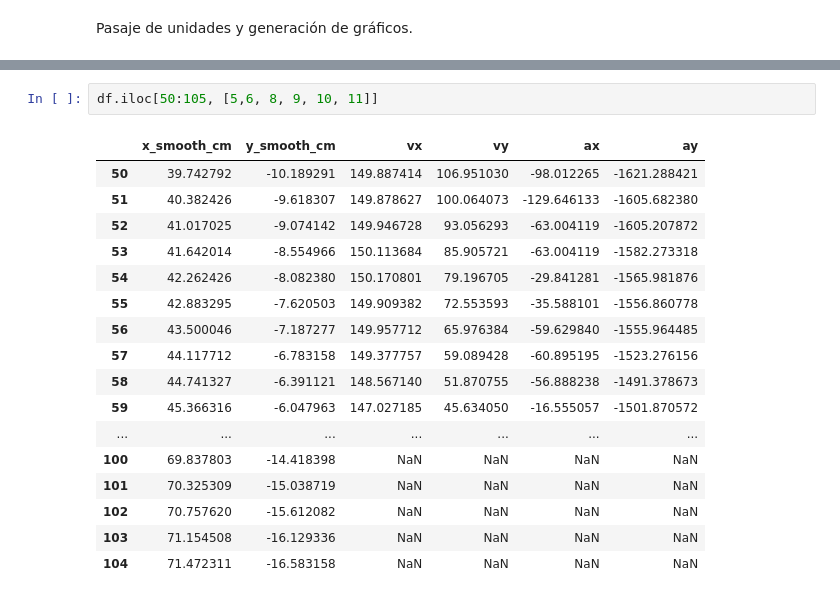
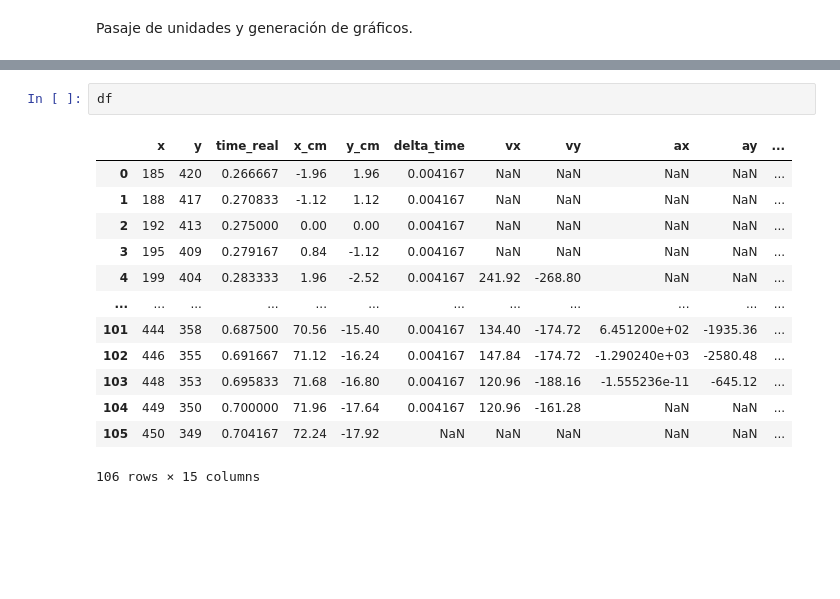
Before and after one commit to ThoMintz/proyectofisica-nextjs, a Jupyter notebook: trackerVideoTR.ipynb, the cells around one changed output, grey strips where cells are left out. Drawn from its saved outputs; the diff is of its cells as text; blank space fills up the shorter version.

```diff
--- a/trackerVideoTR.ipynb
+++ b/trackerVideoTR.ipynb
@@ -409,20 +334,16 @@ Matriz de Covarianza:
-# %%
-df.iloc[50:105, [5,6, 8, 9, 10, 11]]
-# %% [output]
-|  | x_smooth_cm | y_smooth_cm | vx | vy | ax | ay |
-| 50 | 39.742792 | -10.189291 | 149.887414 | 106.951030 | -98.012265 | -1621.288421 |
-| 51 | 40.382426 | -9.618307 | 149.878627 | 100.064073 | -129.646133 | -1605.682380 |
-| 52 | 41.017025 | -9.074142 | 149.946728 | 93.056293 | -63.004119 | -1605.207872 |
-| 53 | 41.642014 | -8.554966 | 150.113684 | 85.905721 | -63.004119 | -1582.273318 |
-| 54 | 42.262426 | -8.082380 | 150.170801 | 79.196705 | -29.841281 | -1565.981876 |
-| 55 | 42.883295 | -7.620503 | 149.909382 | 72.553593 | -35.588101 | -1556.860778 |
-| 56 | 43.500046 | -7.187277 | 149.957712 | 65.976384 | -59.629840 | -1555.964485 |
-| 57 | 44.117712 | -6.783158 | 149.377757 | 59.089428 | -60.895195 | -1523.276156 |
-| 58 | 44.741327 | -6.391121 | 148.567140 | 51.870755 | -56.888238 | -1491.378673 |
-| 59 | 45.366316 | -6.047963 | 147.027185 | 45.634050 | -16.555057 | -1501.870572 |
-| ... | ... | ... | ... | ... | ... | ... |
-| 100 | 69.837803 | -14.418398 | NaN | NaN | NaN | NaN |
-| 101 | 70.325309 | -15.038719 | NaN | NaN | NaN | NaN |
-| 102 | 70.757620 | -15.612082 | NaN | NaN | NaN | NaN |
-| 103 | 71.154508 | -16.129336 | NaN | NaN | NaN | NaN |
-| 104 | 71.472311 | -16.583158 | NaN | NaN | NaN | NaN |
+# %%
+df
+# %% [output]
+|  | x | y | time_real | x_cm | y_cm | delta_time | vx | vy | ax | ay | ... |
+| 0 | 185 | 420 | 0.266667 | -1.96 | 1.96 | 0.004167 | NaN | NaN | NaN | NaN | ... |
+| 1 | 188 | 417 | 0.270833 | -1.12 | 1.12 | 0.004167 | NaN | NaN | NaN | NaN | ... |
+| 2 | 192 | 413 | 0.275000 | 0.00 | 0.00 | 0.004167 | NaN | NaN | NaN | NaN | ... |
+| 3 | 195 | 409 | 0.279167 | 0.84 | -1.12 | 0.004167 | NaN | NaN | NaN | NaN | ... |
+| 4 | 199 | 404 | 0.283333 | 1.96 | -2.52 | 0.004167 | 241.92 | -268.80 | NaN | NaN | ... |
+| ... | ... | ... | ... | ... | ... | ... | ... | ... | ... | ... | ... |
+| 101 | 444 | 358 | 0.687500 | 70.56 | -15.40 | 0.004167 | 134.40 | -174.72 | 6.451200e+02 | -1935.36 | ... |
+| 102 | 446 | 355 | 0.691667 | 71.12 | -16.24 | 0.004167 | 147.84 | -174.72 | -1.290240e+03 | -2580.48 | ... |
+| 103 | 448 | 353 | 0.695833 | 71.68 | -16.80 | 0.004167 | 120.96 | -188.16 | -1.555236e-11 | -645.12 | ... |
+| 104 | 449 | 350 | 0.700000 | 71.96 | -17.64 | 0.004167 | 120.96 | -161.28 | NaN | NaN | ... |
+| 105 | 450 | 349 | 0.704167 | 72.24 | -17.92 | NaN | NaN | NaN | NaN | NaN | ... |
+106 rows × 15 columns
```
Also changed, not shown: parts of 1 cell of this notebook, 2 other files.
